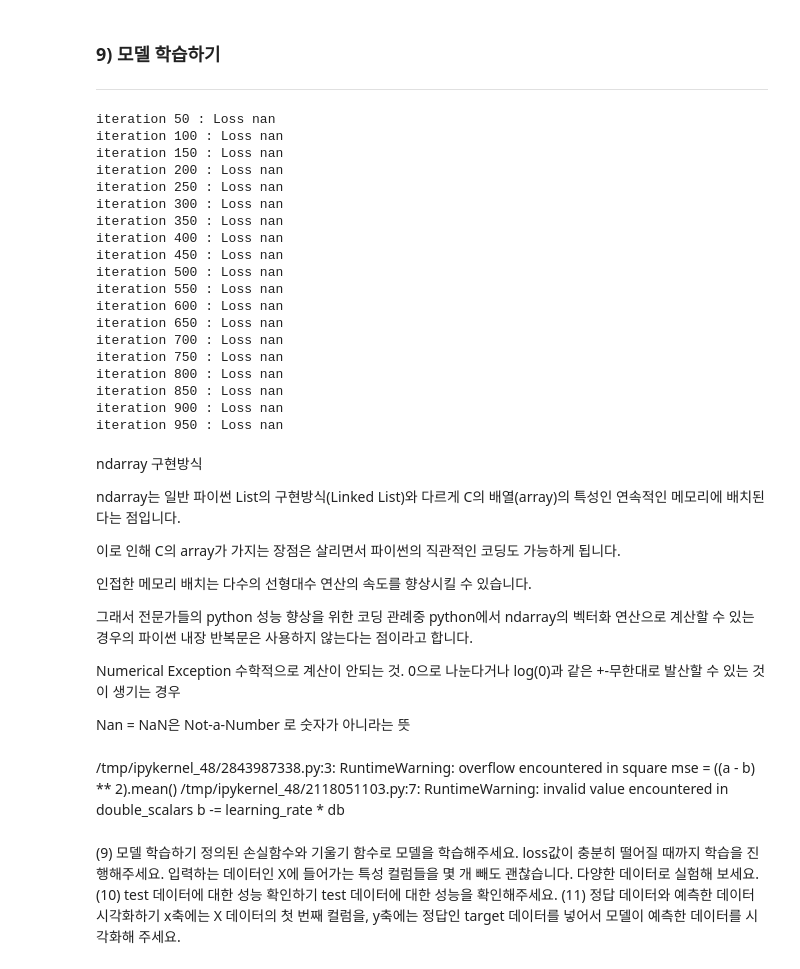
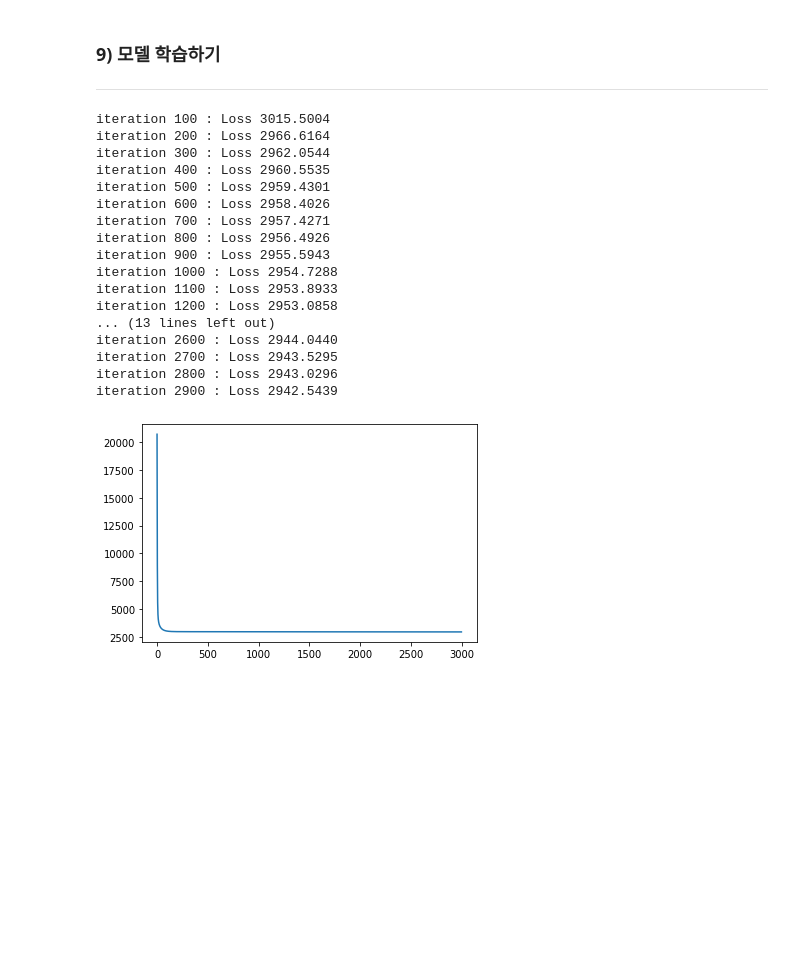
Before and after one commit to Chabbbbbo/EXPLORATION, a Jupyter notebook: EXPLORATION_2.실습.ipynb, the cells around one changed output. Drawn from its saved outputs; the diff is of its cells as text; code cells hidden in the pictures; blank space fills up the shorter version.

```diff
--- a/EXPLORATION_2.실습.ipynb
+++ b/EXPLORATION_2.실습.ipynb
@@ -164,68 +166,41 @@ learning_rate = 0.1
 # %%
 #정해진 손실함수와 기울기 함수로 모델 학습시키기
 losses = []
 
-for i in range(1,1000):
+for i in range(1,3000):
     dw, db = gradient(X_train, w, b, y_train)
     w -= learning_rate * dw
     b -= learning_rate * db
     L = loss(X_train, w, b, y_train)
     losses.append(L)
 
-    if i % 50 == 0:
+    if i % 100 == 0:
             print('iteration %d : Loss %0.4f' % (i, L) )
 
+#데이터 시각화
+import matplotlib.pyplot as plt
+plt.plot(losses)
+plt.show()
 
 #자꾸 loss nan 뜸...나니....?
 #L, dw, db 값이 nan으로 나옴. -> test의 수 바꿔줌. -> lss값 20000~15000
-#-> lr 0.001 -> 0.0.1 => 6000~3000 -> 1로하니까 2000대
+#-> lr 0.001 -> 0.01 => 6000~3000 -> 1로하니까 2000대
 # %% [output]
-iteration 50 : Loss nan
-iteration 100 : Loss nan
-iteration 150 : Loss nan
-iteration 200 : Loss nan
-iteration 250 : Loss nan
-iteration 300 : Loss nan
-iteration 350 : Loss nan
-iteration 400 : Loss nan
-iteration 450 : Loss nan
-iteration 500 : Loss nan
-iteration 550 : Loss nan
-iteration 600 : Loss nan
-iteration 650 : Loss nan
-iteration 700 : Loss nan
-iteration 750 : Loss nan
-iteration 800 : Loss nan
-iteration 850 : Loss nan
-iteration 900 : Loss nan
-iteration 950 : Loss nan
+iteration 100 : Loss 3015.5004
+iteration 200 : Loss 2966.6164
+iteration 300 : Loss 2962.0544
+iteration 400 : Loss 2960.5535
+iteration 500 : Loss 2959.4301
+iteration 600 : Loss 2958.4026
+iteration 700 : Loss 2957.4271
+iteration 800 : Loss 2956.4926
+iteration 900 : Loss 2955.5943
+iteration 1000 : Loss 2954.7288
+iteration 1100 : Loss 2953.8933
+iteration 1200 : Loss 2953.0858
+... (13 lines left out)
+iteration 2600 : Loss 2944.0440
+iteration 2700 : Loss 2943.5295
+iteration 2800 : Loss 2943.0296
+iteration 2900 : Loss 2942.5439
+[figure, added]
-# %% [markdown]
-ndarray 구현방식
-
-ndarray는 일반 파이썬 List의 구현방식(Linked List)와 다르게 C의 배열(array)의 특성인 연속적인 메모리에 배치된다는 점입니다.
-
-이로 인해 C의 array가 가지는 장점은 살리면서 파이썬의 직관적인 코딩도 가능하게 됩니다.
-
-인접한 메모리 배치는 다수의 선형대수 연산의 속도를 향상시킬 수 있습니다.
-
-그래서 전문가들의 python 성능 향상을 위한 코딩 관례중 python에서 ndarray의 벡터화 연산으로 계산할 수 있는 경우의 파이썬 내장 반복문은 사용하지 않는다는 점이라고 합니다.
-
-
-Numerical Exception
-수학적으로 계산이 안되는 것. 0으로 나눈다거나 log(0)과 같은 +-무한대로 발산할 수 있는 것이 생기는 경우
-
-Nan =  NaN은 Not-a-Number 로 숫자가 아니라는 뜻
-# %% [markdown]
-/tmp/ipykernel_48/2843987338.py:3: RuntimeWarning: overflow encountered in square
-  mse = ((a - b) ** 2).mean()
-/tmp/ipykernel_48/2118051103.py:7: RuntimeWarning: invalid value encountered in double_scalars
-  b -= learning_rate * db
-# %% [markdown]
-(9) 모델 학습하기
-정의된 손실함수와 기울기 함수로 모델을 학습해주세요.
-loss값이 충분히 떨어질 때까지 학습을 진행해주세요.
-입력하는 데이터인 X에 들어가는 특성 컬럼들을 몇 개 빼도 괜찮습니다. 다양한 데이터로 실험해 보세요.
-(10) test 데이터에 대한 성능 확인하기
-test 데이터에 대한 성능을 확인해주세요.
-(11) 정답 데이터와 예측한 데이터 시각화하기
-x축에는 X 데이터의 첫 번째 컬럼을, y축에는 정답인 target 데이터를 넣어서 모델이 예측한 데이터를 시각화해 주세요.
```
Also changed, not shown: parts of 38 cells of this notebook.
